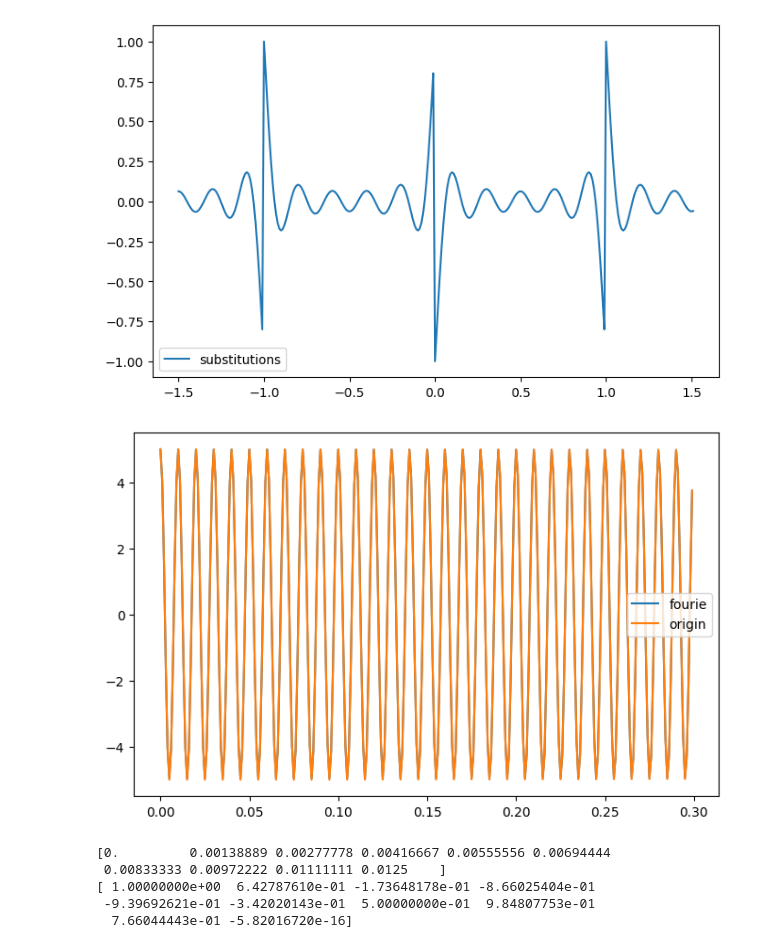
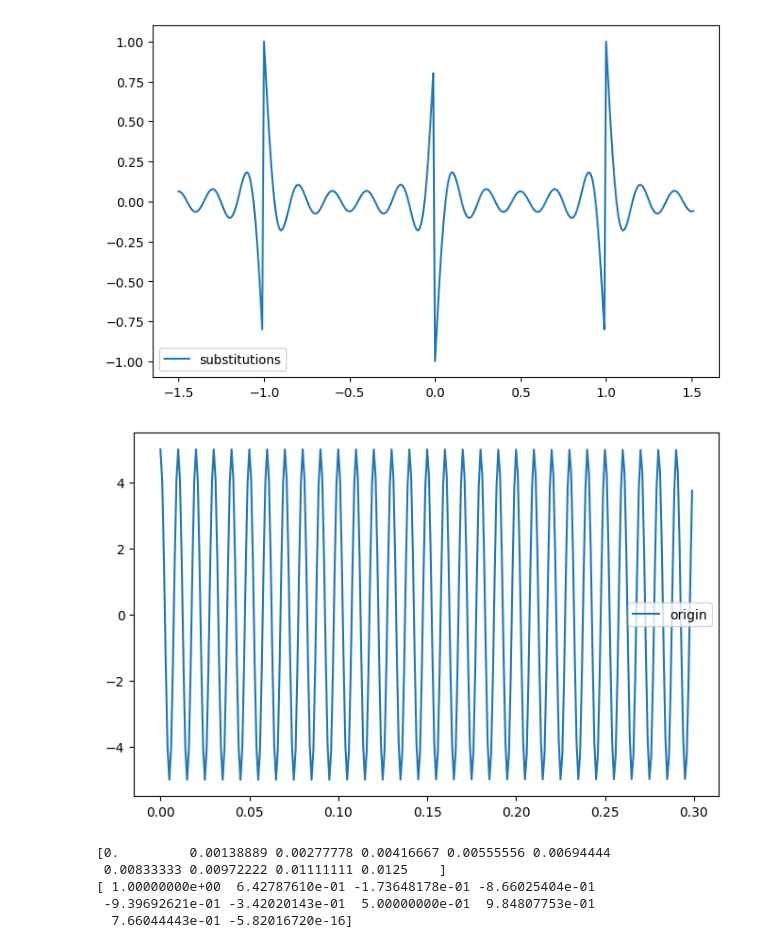
Before and after one commit to EmelyanovAlexey/digital_signal, a Jupyter notebook: lab1.ipynb, the cells around one changed output. Drawn from its saved outputs; the diff is of its cells as text; code cells hidden in the pictures.

```diff
--- a/lab1.ipynb
+++ b/lab1.ipynb
@@ -131,12 +131,12 @@ origin_signal_cos = np.array([original_signal_func(t) for t in cos_series[1]])
 # %%
 fig = plt.figure(figsize=(8, 5))
 # print(cos_series[1])
-plt.plot(cos_series[1], cos_series[0], label='fourie')
+# plt.plot(cos_series[1], cos_series[0], label='fourie')
 plt.plot(cos_series[1], origin_signal_cos, label='origin')
 plt.legend()
 plt.show()
 # %% [output]
-[figure, old version]
+[figure, new version]
 # %%
 def DFT_slow(x):
     """Compute the discrete Fourier Transform of the 1D array x"""
```
Also changed, not shown: parts of 2 cells of this notebook, 1 other file.
